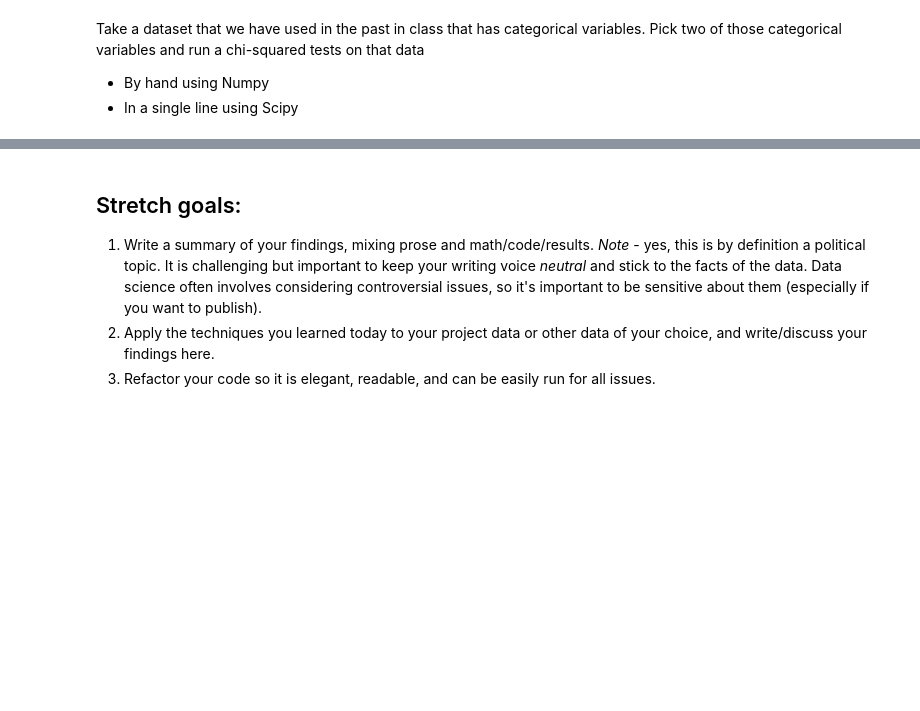
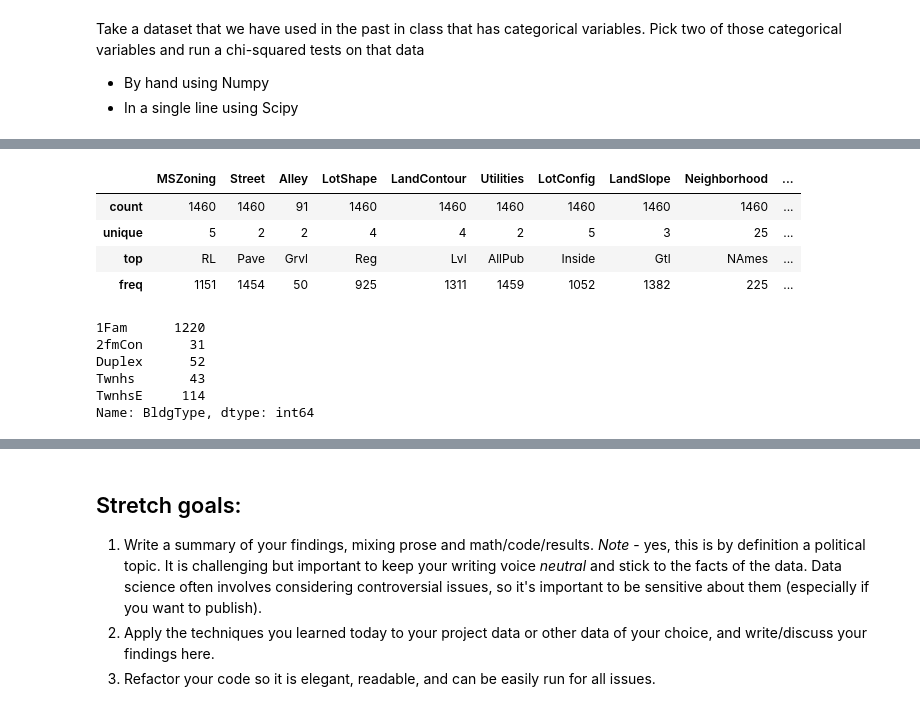
Before and after one commit to lmstephens/DS-Unit-1-Sprint-2-Statistics, a Jupyter notebook: module2/LS_DS_122_Sampling_Confidence_Intervals_and_Hypothesis_Testing_Assignment.ipynb, the cells around one changed output, grey strips where cells are left out. Saved outputs shown, nothing was run; the diff lists cells and outputs as text; code cells hidden in the pictures; blank space fills up the shorter version.

```diff
--- a/module2/LS_DS_122_Sampling_Confidence_Intervals_and_Hypothesis_Testing_Assignment.ipynb
+++ b/module2/LS_DS_122_Sampling_Confidence_Intervals_and_Hypothesis_Testing_Assignment.ipynb
@@ -184,0 +199,20 @@ Take a dataset that we have used in the past in class that has categorical varia
+# %%
+# just the non-numeric columns (ie, catgorical)
+df.describe(exclude = 'number')
+# %% [output]
+|  | MSZoning | Street | Alley | LotShape | LandContour | Utilities | LotConfig | LandSlope | Neighborhood | ... |
+| count | 1460 | 1460 | 91 | 1460 | 1460 | 1460 | 1460 | 1460 | 1460 | ... |
+| unique | 5 | 2 | 2 | 4 | 4 | 2 | 5 | 3 | 25 | ... |
+| top | RL | Pave | Grvl | Reg | Lvl | AllPub | Inside | Gtl | NAmes | ... |
+| freq | 1151 | 1454 | 50 | 925 | 1311 | 1459 | 1052 | 1382 | 225 | ... |
+# %%
+# create some binned categories
+Building_type = df['BldgType']
+Building_type.value_counts().sort_index()
+# %% [output]
+1Fam      1220
+2fmCon      31
+Duplex      52
+Twnhs       43
+TwnhsE     114
+Name: BldgType, dtype: int64
```
Also changed, not shown: parts of 6 cells of this notebook.
